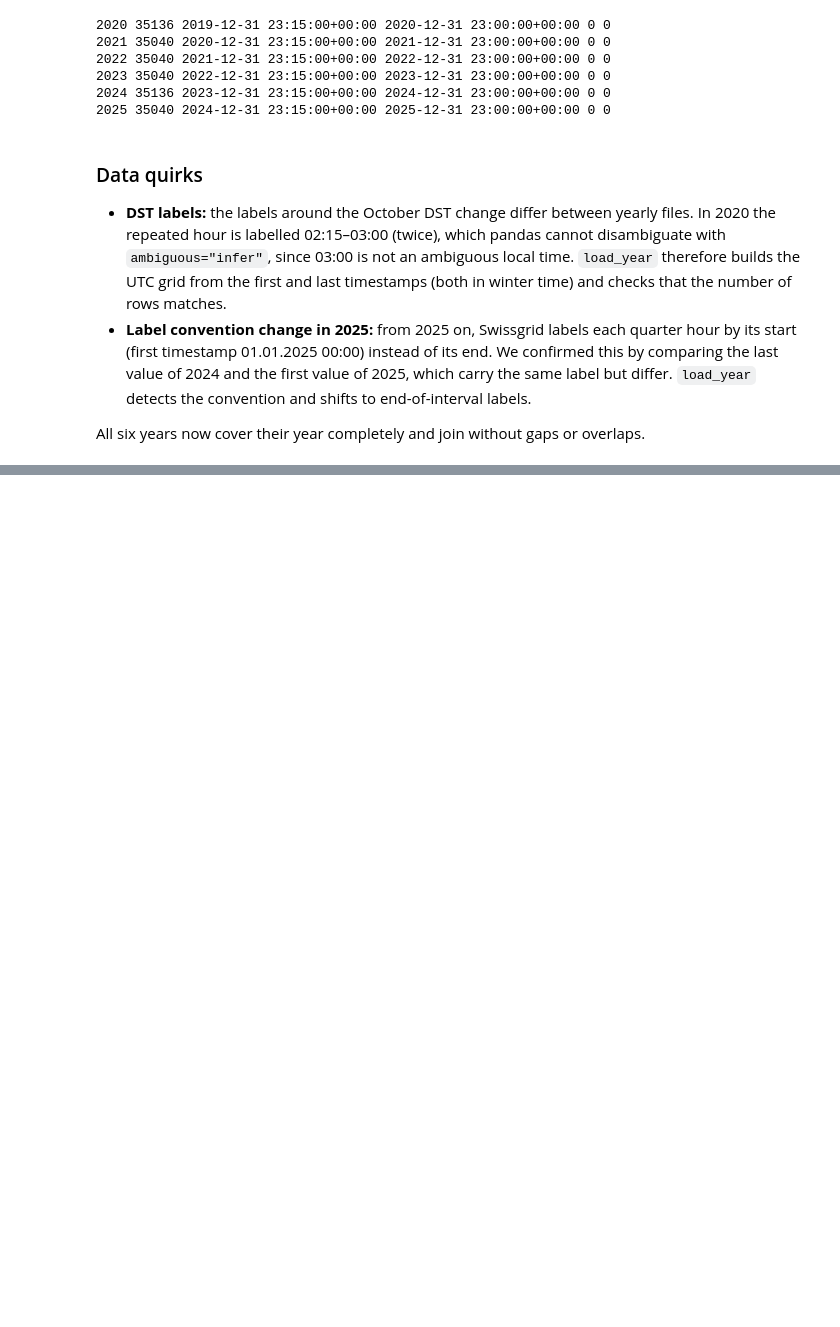
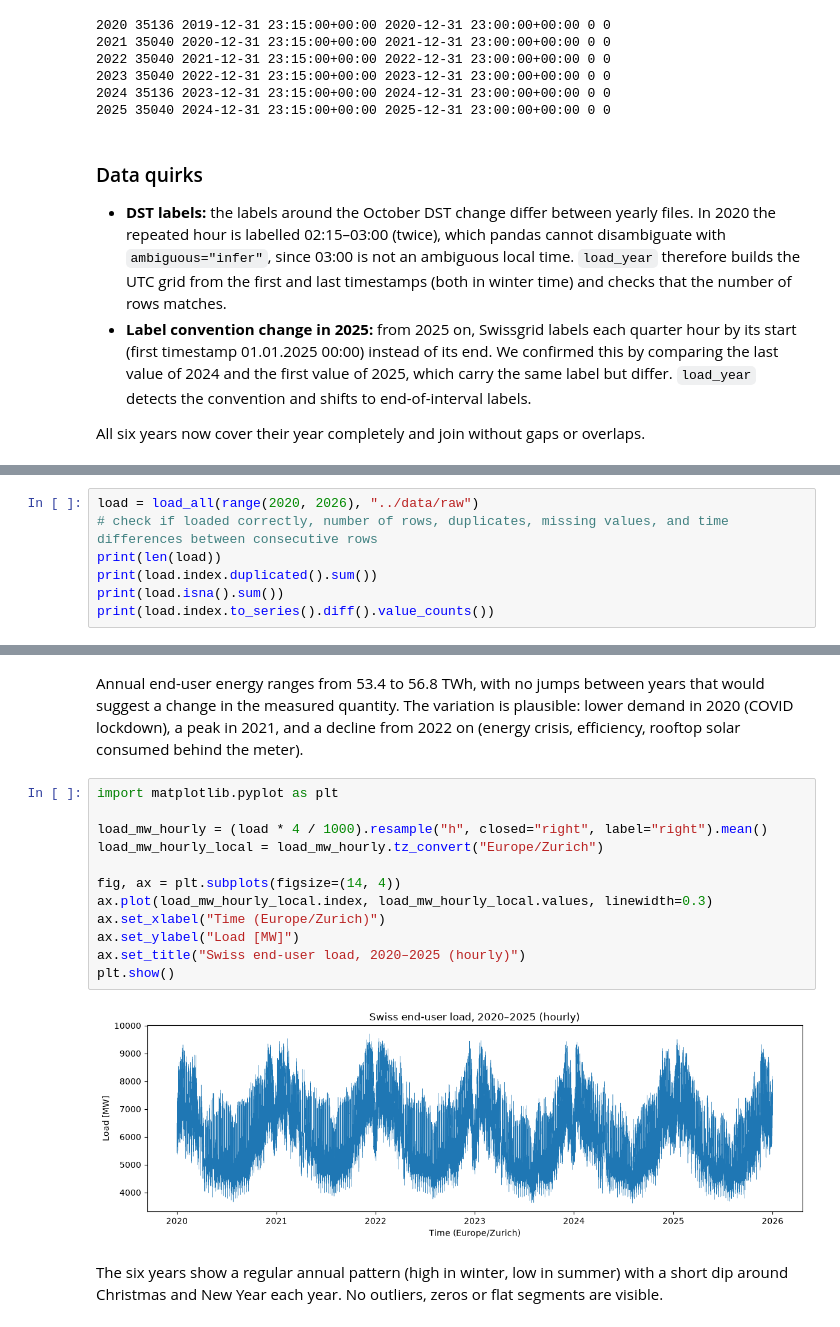
Before and after one commit to mathiasbraun/swiss-load-forecast, a Jupyter notebook: notebooks/01_explore.ipynb, the cells around one changed output, grey strips where cells are left out. Cells and saved outputs as stored; diff of their text form; blank space fills up the shorter version.

Commit message:
Load and validate all years 2020-2025, save combined series

```diff
--- a/notebooks/01_explore.ipynb
+++ b/notebooks/01_explore.ipynb
@@ -231,0 +237,7 @@ All six years now cover their year completely and join without gaps or overlaps.
+# %%
+load = load_all(range(2020, 2026), "../data/raw")
+# check if loaded correctly, number of rows, duplicates, missing values, and time differences between consecutive rows
+print(len(load))
+print(load.index.duplicated().sum())
+print(load.isna().sum())
+print(load.index.to_series().diff().value_counts())
@@ -231,0 +262,18 @@ All six years now cover their year completely and join without gaps or overlaps.
+# %% [markdown]
+Annual end-user energy ranges from 53.4 to 56.8 TWh, with no jumps between years that would suggest a change in the measured quantity. The variation is plausible: lower demand in 2020 (COVID lockdown), a peak in 2021, and a decline from 2022 on (energy crisis, efficiency, rooftop solar consumed behind the meter).
+# %%
+import matplotlib.pyplot as plt
+
+load_mw_hourly = (load * 4 / 1000).resample("h", closed="right", label="right").mean()
+load_mw_hourly_local = load_mw_hourly.tz_convert("Europe/Zurich")
+
+fig, ax = plt.subplots(figsize=(14, 4))
+ax.plot(load_mw_hourly_local.index, load_mw_hourly_local.values, linewidth=0.3)
+ax.set_xlabel("Time (Europe/Zurich)")
+ax.set_ylabel("Load [MW]")
+ax.set_title("Swiss end-user load, 2020–2025 (hourly)")
+plt.show()
+# %% [output]
+[figure, added]
+# %% [markdown]
+The six years show a regular annual pattern (high in winter, low in summer) with a short dip around Christmas and New Year each year. No outliers, zeros or flat segments are visible.
```
Also changed, not shown: parts of 6 cells of this notebook, 2 other files.
